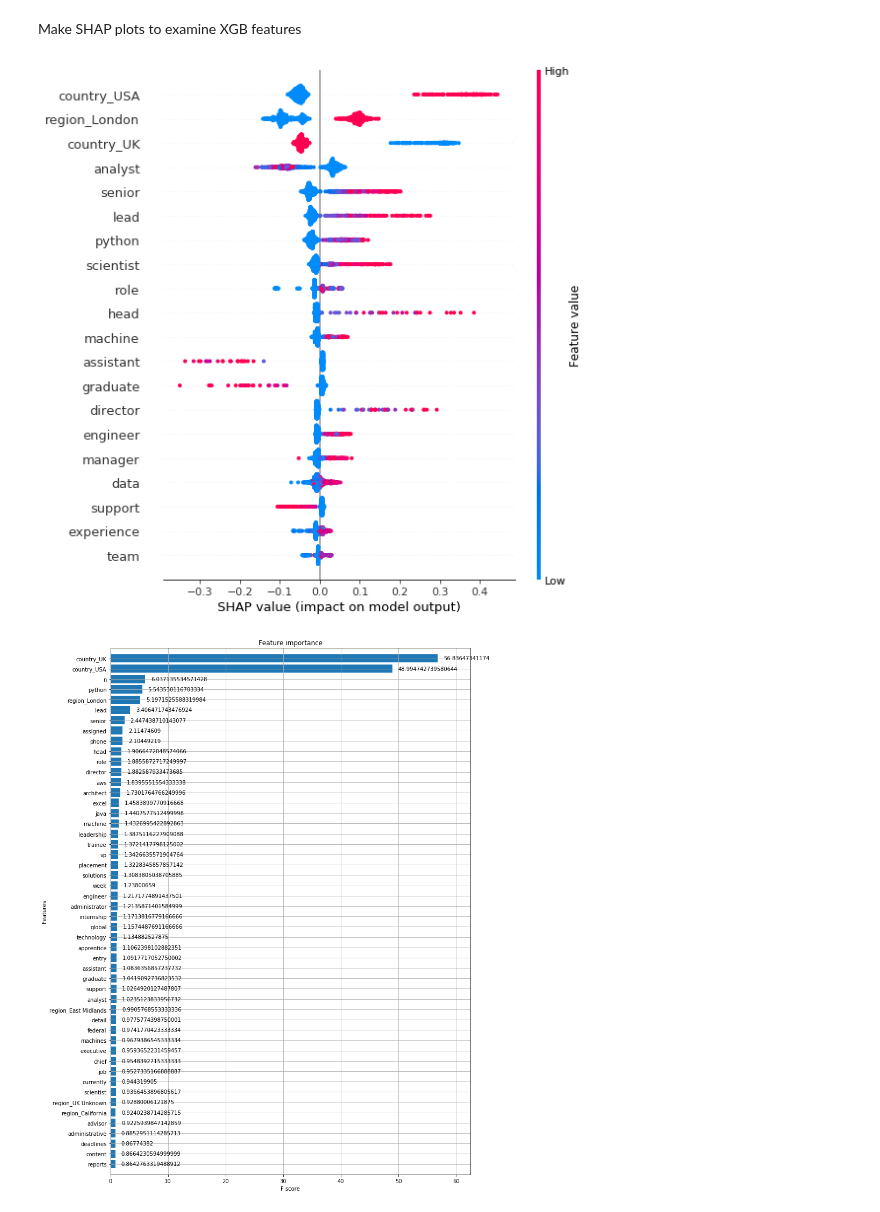
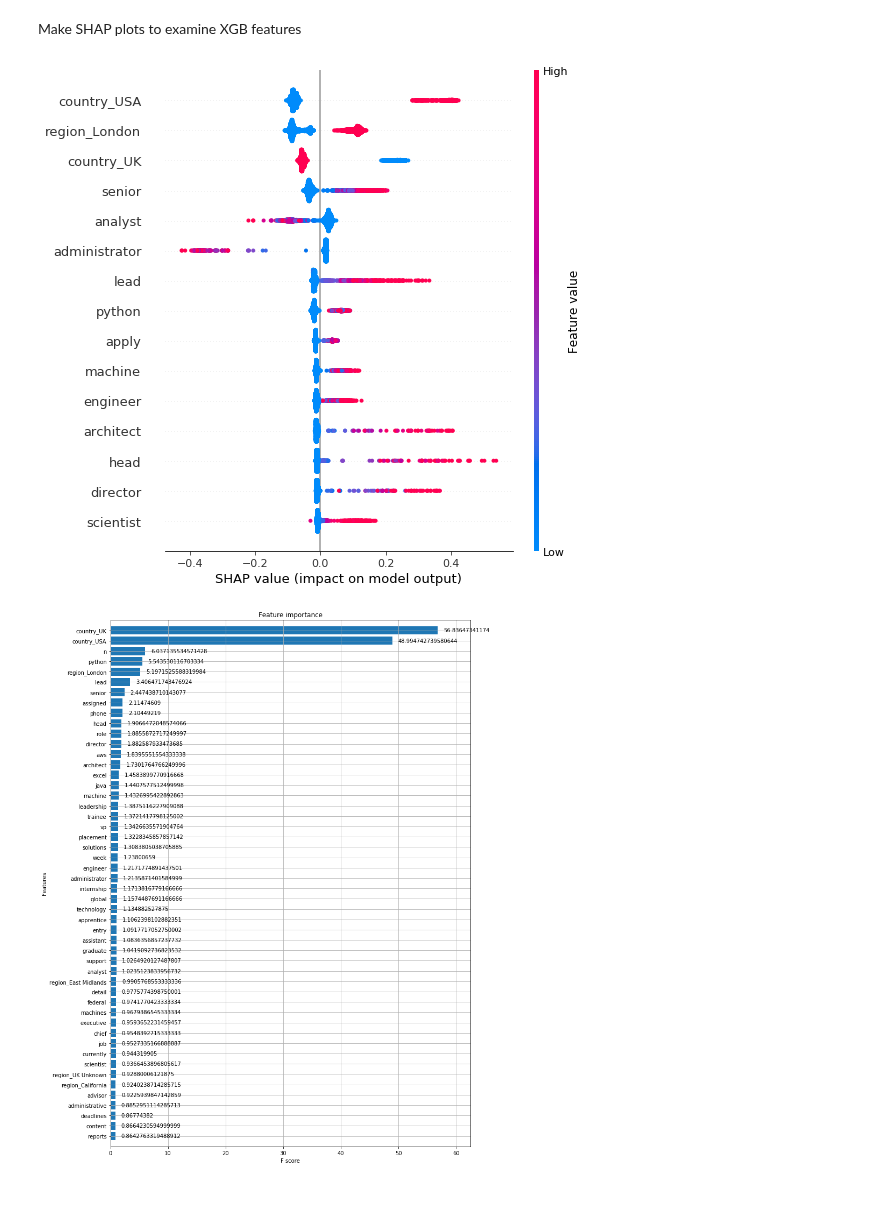
Before and after one commit to jamobe/DataScienceJobs, a Jupyter notebook: ModelComparison.ipynb, the cells around one changed output. Saved outputs shown, nothing was run; the diff lists cells and outputs as text; code cells hidden in the pictures.

```diff
--- a/ModelComparison.ipynb
+++ b/ModelComparison.ipynb
@@ -225,19 +259,22 @@ with open(path+ '/Pickles/xgb_model_all.pkl', 'rb') as file:
        xgb_model = pickle.load(file)
 
 with open(path + '/data/x_data_for_models_all.pkl', 'rb') as file:
-        x_train,x_val,x_test = pickle.load(file)
+        x_train,x_test = pickle.load(file)
 # %%
 import shap
+import matplotlib.pyplot as plt
 # DF, based on which importance is checked
-X_importance = x_val
+X_importance = x_test
 
 # Explain model predictions using shap library:
 explainer = shap.TreeExplainer(xgb_model)
 shap_values = explainer.shap_values(X_importance)
 # Plot summary_plot
-shap.summary_plot(shap_values, X_importance,max_display=20)
+shap.summary_plot(shap_values, X_importance,max_display=15, show=False)
+plt.tight_layout()
+plt.savefig('C:/Users/lundr/DSJ/DataScienceJobs/Assets/SHAP_chart.png')
 # %% [output]
-[figure, old version]
+[figure, new version]
 # %%
 from xgboost import plot_importance
 from matplotlib import pyplot as plt
```
Also changed, not shown: parts of 12 cells of this notebook, 1 other file.
